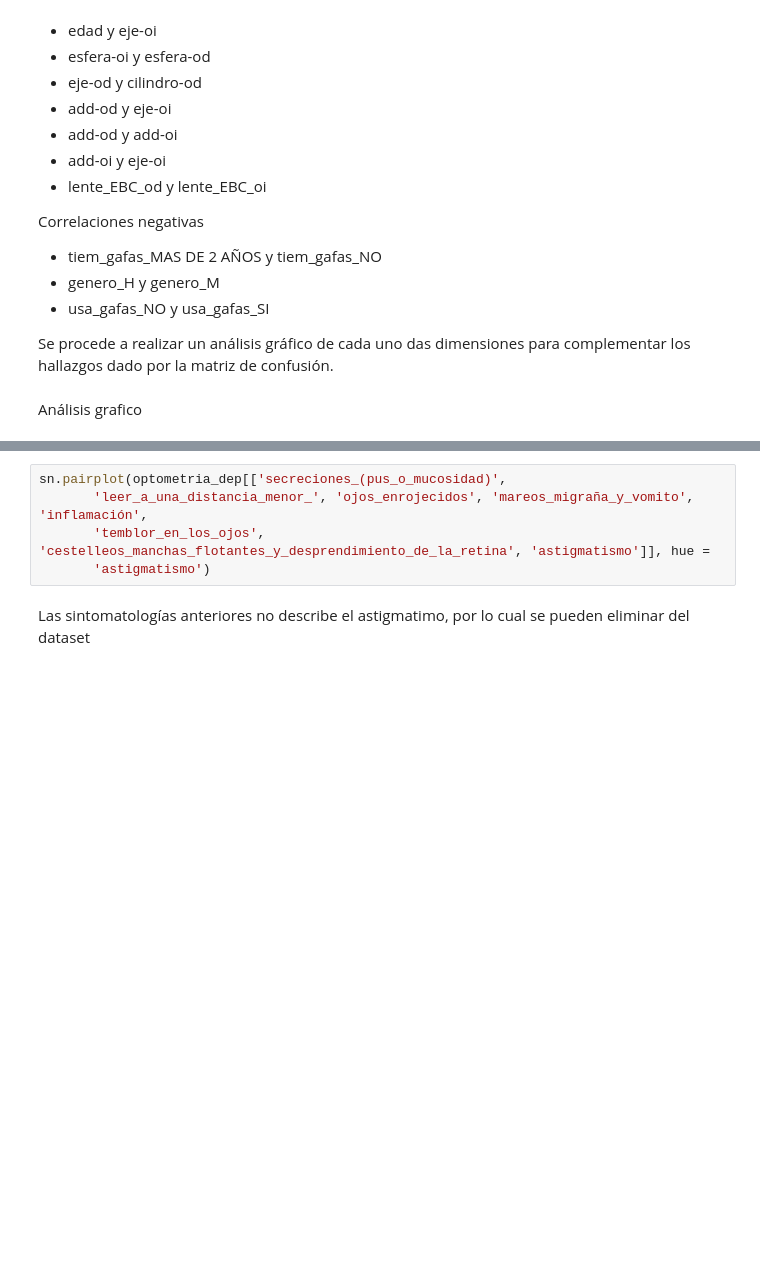
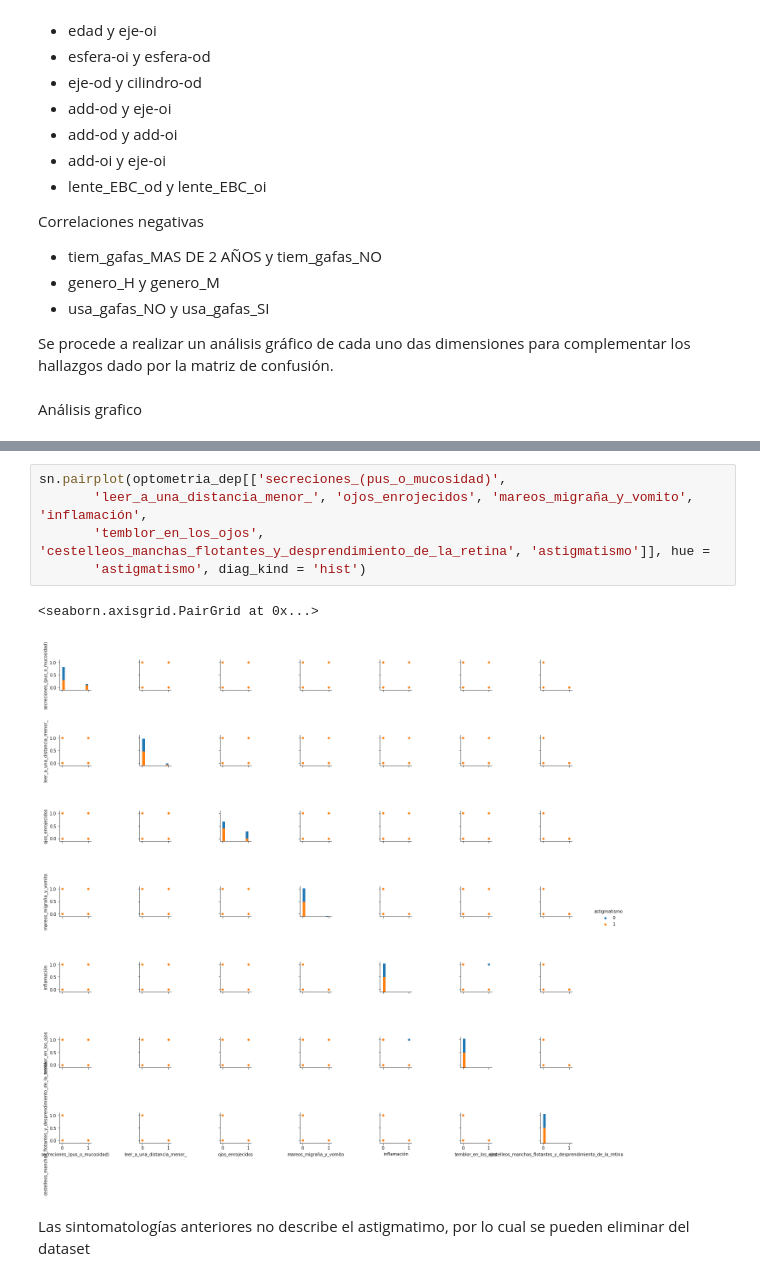
Before and after one commit to ollumope/CRP_TrabajoFinalOptometriaMed, a Jupyter notebook: Optometria.ipynb, the cells around one changed output, grey strips where cells are left out. Drawn from its saved outputs; the diff is of its cells as text; blank space fills up the shorter version.

```diff
--- a/Optometria.ipynb
+++ b/Optometria.ipynb
@@ -584,8 +589,11 @@ sn.pairplot(optometria_dep[['picazón_irritación_ardor', 'ojos_cansados_dolorid
 # %%
 sn.pairplot(optometria_dep[['secreciones_(pus_o_mucosidad)',
        'leer_a_una_distancia_menor_', 'ojos_enrojecidos', 'mareos_migraña_y_vomito', 'inflamación',
        'temblor_en_los_ojos', 'cestelleos_manchas_flotantes_y_desprendimiento_de_la_retina', 'astigmatismo']], hue =
-       'astigmatismo')
+       'astigmatismo', diag_kind = 'hist')
+# %% [output]
+<seaborn.axisgrid.PairGrid at 0x...>
+[figure, added]
 # %% [markdown]
 Las sintomatologías anteriores no describe el astigmatimo, por lo cual se pueden eliminar del dataset
 # %%
```
Also changed, not shown: parts of 34 cells of this notebook.
